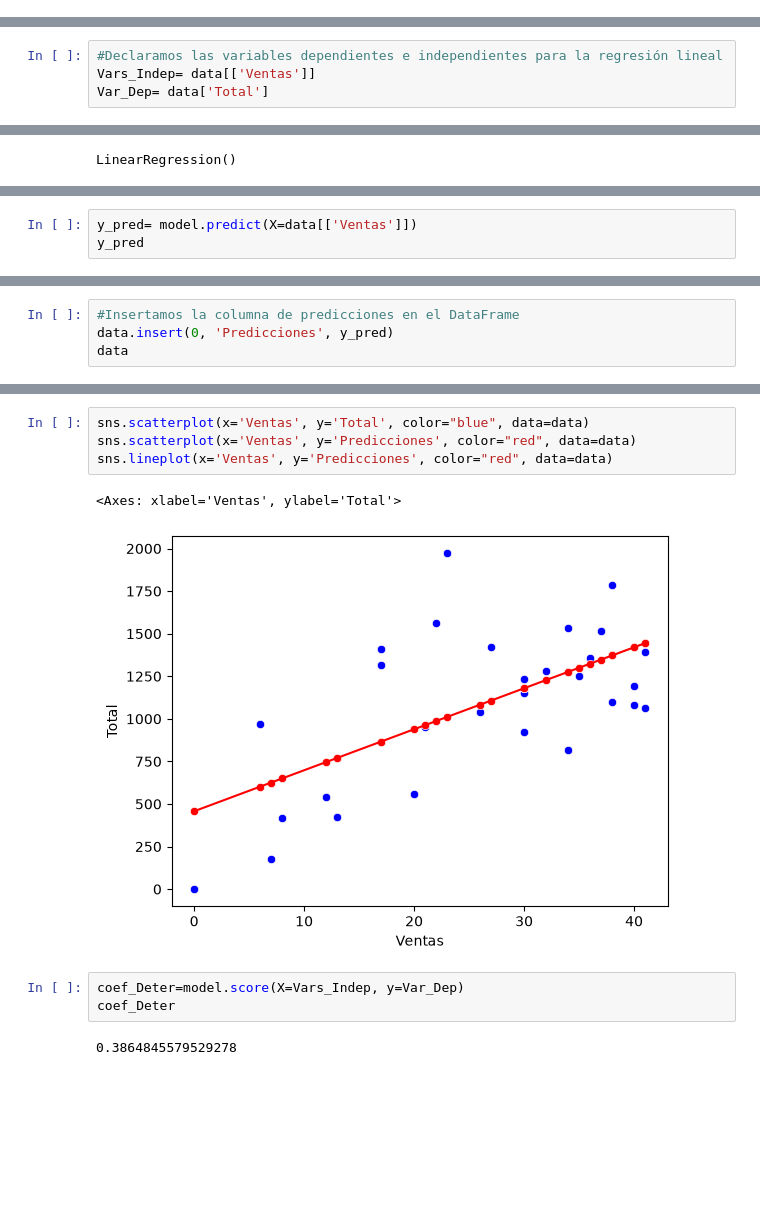
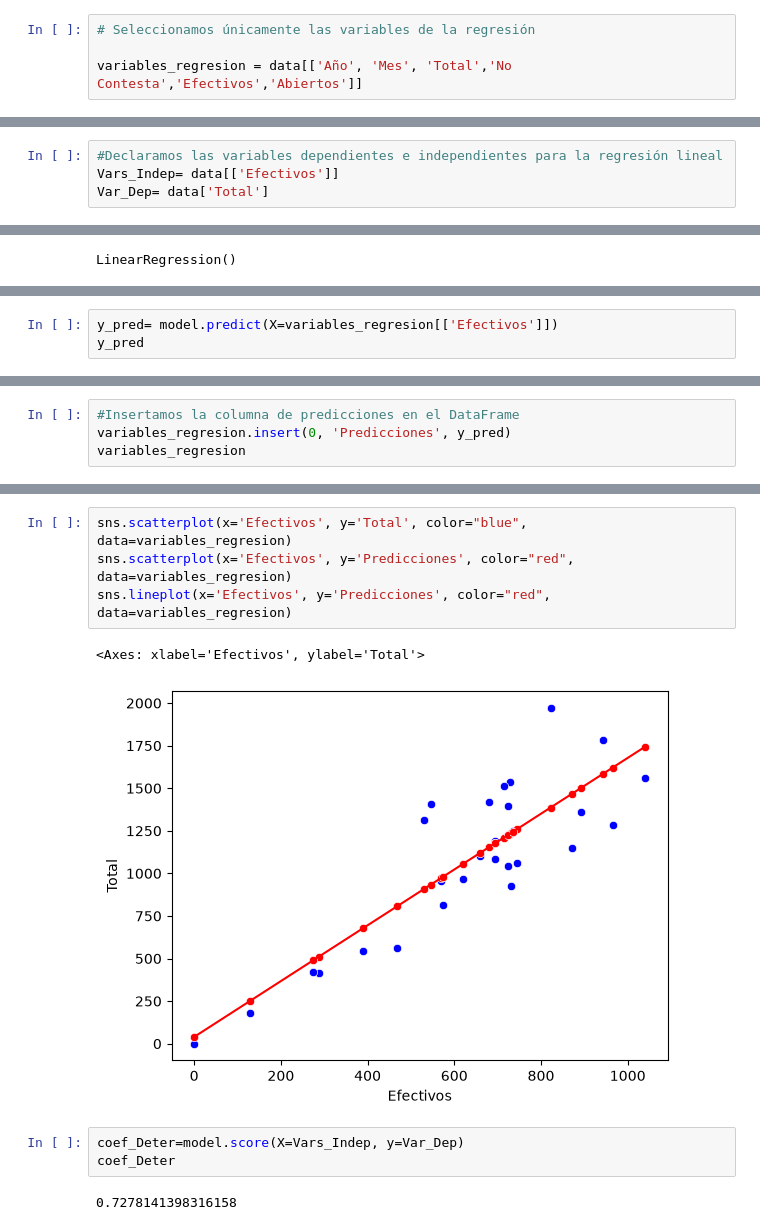
Before and after one commit to a01739242-ui/Regresion_lineal, a Jupyter notebook: Actividad5.2/correlacion_leads.ipynb, the cells around one changed output, grey strips where cells are left out. Cells and saved outputs as stored; diff of their text form; blank space fills up the shorter version.

```diff
--- a/Actividad5.2/correlacion_leads.ipynb
+++ b/Actividad5.2/correlacion_leads.ipynb
@@ -269,5 +269,9 @@ data.columns
 Index(['Año', 'Mes', 'Total', 'Ilocalizable', 'No Contesta', 'D. Incorrectos',
        'Duplicados', 'Efectivos', 'Abiertos', 'Ventas', 'Conversion '],
       dtype='str')
+# %%
+# Seleccionamos únicamente las variables de la regresión
+
+variables_regresion = data[['Año', 'Mes', 'Total','No Contesta','Efectivos','Abiertos']]
 # %%
 from turtle import color
@@ -278,6 +282,6 @@ sns.scatterplot(x='Ventas', y='Total', color="red", data=data)
 # %%
 #Declaramos las variables dependientes e independientes para la regresión lineal
-Vars_Indep= data[['Ventas']]
+Vars_Indep= data[['Efectivos']]
 Var_Dep= data['Total']
 # %%
 %pip install scikit-learn
@@ -321,4 +325,4 @@ model.score(Vars_Indep,Var_Dep)
 # %%
-y_pred= model.predict(X=data[['Ventas']])
+y_pred= model.predict(X=variables_regresion[['Efectivos']])
 y_pred
 # %% [output]
@@ -333,5 +337,5 @@ array([ 457.51149721,  746.34063492,  625.99516088,  650.06425568,
 # %%
 #Insertamos la columna de predicciones en el DataFrame
-data.insert(0, 'Predicciones', y_pred)
-data
+variables_regresion.insert(0, 'Predicciones', y_pred)
+variables_regresion
 # %% [output]
@@ -355,15 +359,15 @@ data
 # %%
-sns.scatterplot(x='Ventas', y='Total', color="blue", data=data)
-sns.scatterplot(x='Ventas', y='Predicciones', color="red", data=data)
-sns.lineplot(x='Ventas', y='Predicciones', color="red", data=data)
+sns.scatterplot(x='Efectivos', y='Total', color="blue", data=variables_regresion)
+sns.scatterplot(x='Efectivos', y='Predicciones', color="red", data=variables_regresion)
+sns.lineplot(x='Efectivos', y='Predicciones', color="red", data=variables_regresion)
 # %% [output]
-<Axes: xlabel='Ventas', ylabel='Total'>
+<Axes: xlabel='Efectivos', ylabel='Total'>
-[figure, old version]
+[figure, new version]
 # %%
 coef_Deter=model.score(X=Vars_Indep, y=Var_Dep)
 coef_Deter
 # %% [output]
-0.3864845579529278
+0.7278141398316158
 # %%
 #Corroboramos cual es el coeficiente de Correlación de nuestro modelo
 coef_Correl=np.sqrt(coef_Deter)
```
Also changed, not shown: parts of 11 cells of this notebook.
